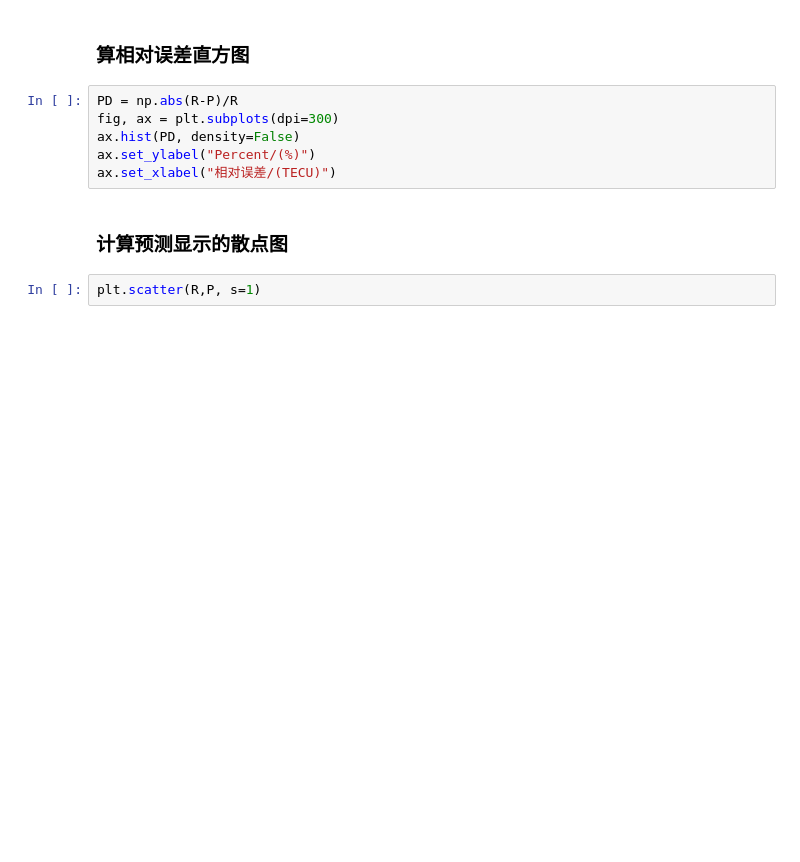
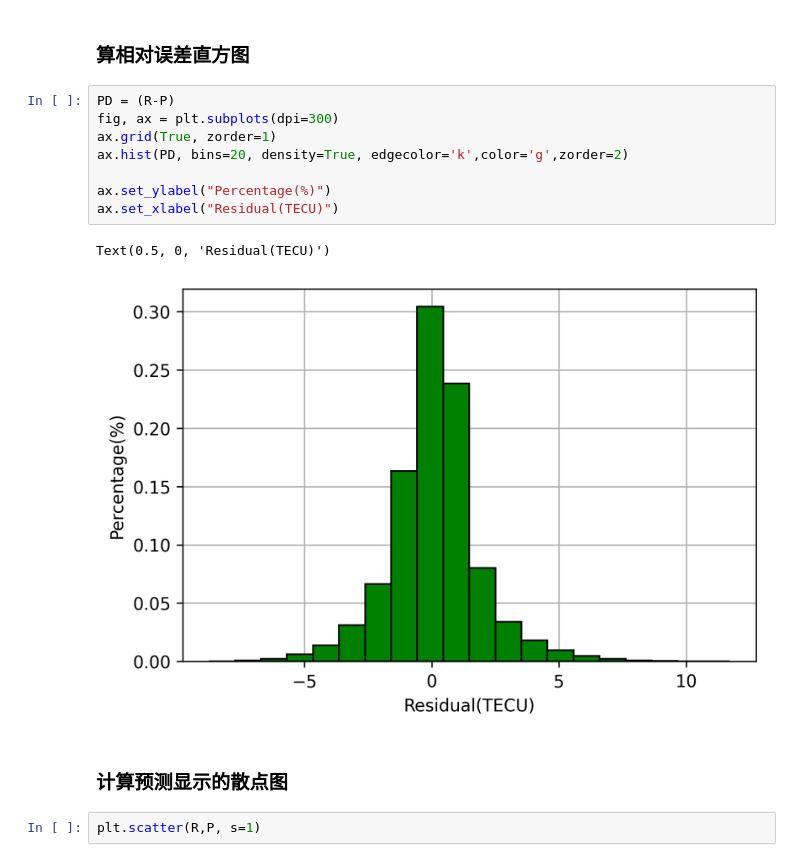
Before and after one commit to leeliangchao/-spatiotemporal-pedict, a Jupyter notebook: 解决了多步预测.ipynb, the cells around one changed output. Cells and saved outputs as stored; diff of their text form; blank space fills up the shorter version.

```diff
--- a/解决了多步预测.ipynb
+++ b/解决了多步预测.ipynb
@@ -344,11 +355,16 @@ r2
 # %% [markdown]
 ### 算相对误差直方图
 # %%
-PD = np.abs(R-P)/R
+PD = (R-P)
 fig, ax = plt.subplots(dpi=300)
-ax.hist(PD, density=False)
-ax.set_ylabel("Percent/(%)")
-ax.set_xlabel("相对误差/(TECU)")
+ax.grid(True, zorder=1)
+ax.hist(PD, bins=20, density=True, edgecolor='k',color='g',zorder=2)
+
+ax.set_ylabel("Percentage(%)")
+ax.set_xlabel("Residual(TECU)")
+# %% [output]
+Text(0.5, 0, 'Residual(TECU)')
+[figure, added]
 # %% [markdown]
 ### 计算预测显示的散点图
 # %%
```
Also changed, not shown: parts of 14 cells of this notebook.
